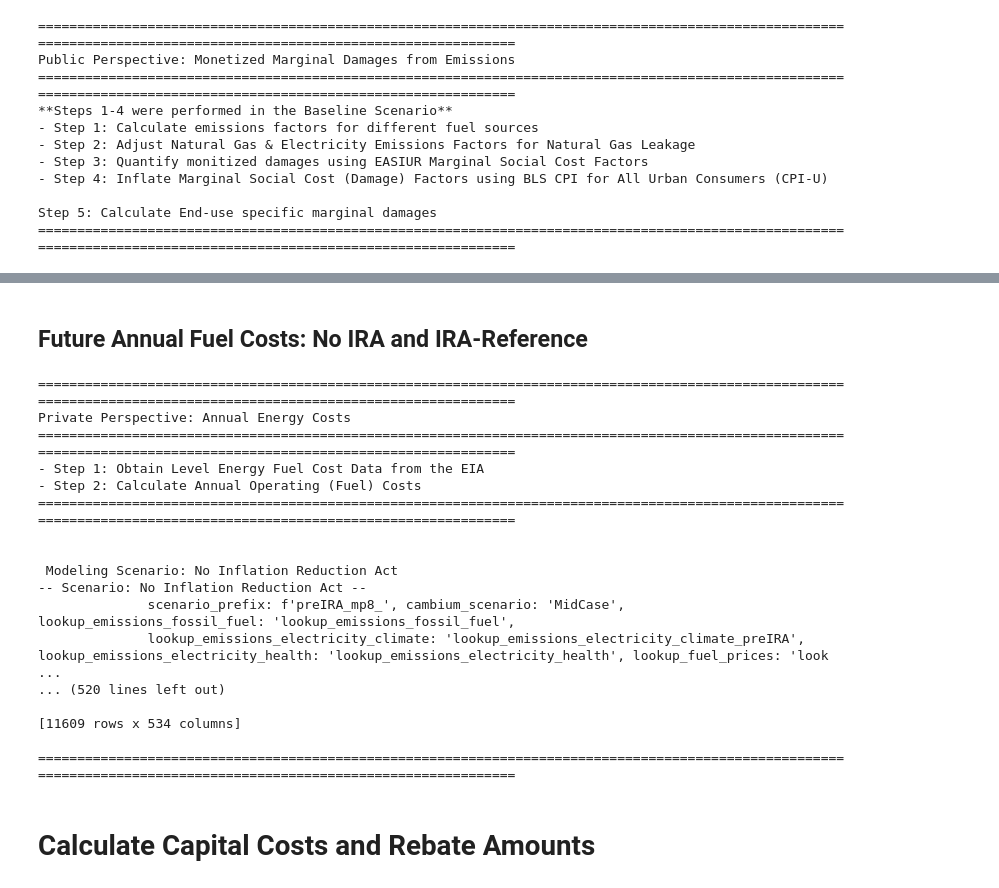
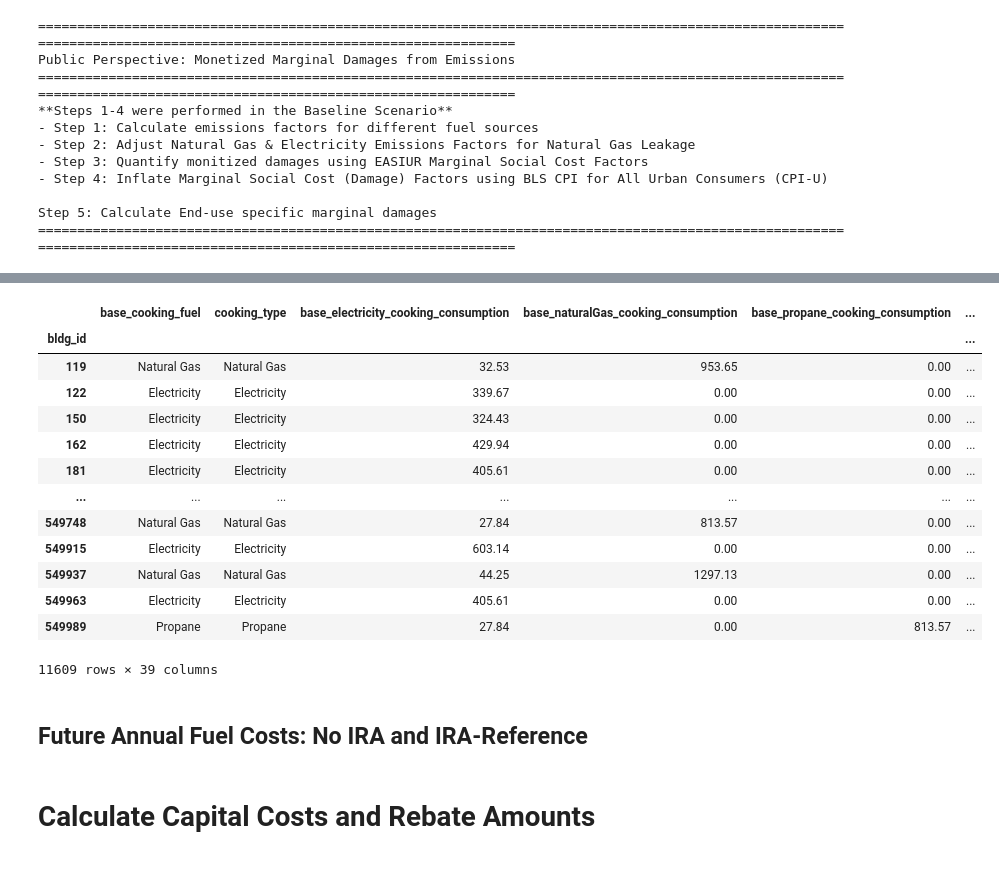
Before and after one commit to jordan-joseph126/cmu-tare-model, a Jupyter notebook: cmu_tare_model/model_scenarios/tare_basic_v2.1.ipynb, the cells around one changed output, grey strips where cells are left out. Cells and saved outputs as stored; diff of their text form; code cells hidden in the pictures.

Commit message:
print_verbose for data_processing, sample df utility, found issue with 0 -0.00, -0.01 values, archive old files

```diff
--- a/cmu_tare_model/model_scenarios/tare_basic_v2.1.ipynb
+++ b/cmu_tare_model/model_scenarios/tare_basic_v2.1.ipynb
@@ -410,44 +410,35 @@ Step 5: Calculate End-use specific marginal damages
 from cmu_tare_model.public_impact.calculate_lifetime_climate_impacts_sensitivity import *
 from cmu_tare_model.public_impact.calculate_lifetime_health_impacts_sensitivity import *
 # calculate_marginal_damages(df, menu_mp, policy_scenario, df_baseline_damages, df_detailed_damages)
+
 print("\n", "Modeling Scenario: No Inflation Reduction Act")
-
-# def calculate_lifetime_climate_impacts(
-#     df: pd.DataFrame,
-#     menu_mp: int,
-#     policy_scenario: str,
-#     df_baseline_damages: Optional[pd.DataFrame] = None
-# ) -> Tuple[pd.DataFrame, pd.DataFrame]:
 
 df_euss_am_mp8_home, df_mp8_noIRA_damages_climate = calculate_lifetime_climate_impacts(
     df=df_euss_am_mp8_home,
     menu_mp=menu_mp,
     policy_scenario='No Inflation Reduction Act',
-    df_baseline_damages=df_baseline_damages_climate
+    df_baseline_damages=df_baseline_damages_climate,
+    verbose=False  # Add this parameter
     )
-
-
-# def calculate_lifetime_health_impacts(
-#     df: pd.DataFrame,
-#     menu_mp: int,
-#     policy_scenario: str,
-#     df_baseline_damages: Optional[pd.DataFrame] = None
-# ) -> Tuple[pd.DataFrame, pd.DataFrame]:
 
 df_euss_am_mp8_home, df_mp8_noIRA_damages_health = calculate_lifetime_health_impacts(
     df=df_euss_am_mp8_home,
     menu_mp=menu_mp,
     policy_scenario='No Inflation Reduction Act',
-    df_baseline_damages=df_baseline_damages_health
+    df_baseline_damages=df_baseline_damages_health,
+    debug=False,
+    verbose=False  # Add this parameter
     )
 
 
 print("\n","Modeling Scenario: AEO2023 Reference Case")
+
 df_euss_am_mp8_home, df_mp8_IRA_damages_climate = calculate_lifetime_climate_impacts(
     df=df_euss_am_mp8_home,
     menu_mp=menu_mp,
     policy_scenario='AEO2023 Reference Case',
-    df_baseline_damages=df_baseline_damages_climate
+    df_baseline_damages=df_baseline_damages_climate,
+    verbose=False  # Add this parameter
     )
 
 
@@ -455,7 +446,9 @@ df_euss_am_mp8_home, df_mp8_IRA_damages_health = calculate_lifetime_health_impac
     df=df_euss_am_mp8_home,
     menu_mp=menu_mp,
     policy_scenario='AEO2023 Reference Case',
-    df_baseline_damages=df_baseline_damages_health
+    df_baseline_damages=df_baseline_damages_health,
+    debug=False,
+    verbose=False  # Add this parameter
     )
 
 
@@ -508,3 +974,30 @@ Calculating Climate Emissions and Damages from 2024 to 2039 for cooking
+# %%
+# Example 1: Generate consumption columns for baseline scenario
+df_sample_climate = create_sample_df(
+    df=df_euss_am_mp8_home,
+    include_groups=['base_equipment', 'emissions', 'climate_damages'],
+    categories=['cooking'],
+    scenarios=['preIRA', 'iraRef'],
+    metrics=['mt_co2e', 'damages_climate'],
+    mp_number=menu_mp,
+    regex_patterns=['upgrade_cook', 'key']
+)
+df_sample_climate
+# %% [output]
+|  | base_cooking_fuel | cooking_type | base_electricity_cooking_consumption | base_naturalGas_cooking_consumption | base_propane_cooking_consumption | ... |
+| bldg_id |  |  |  |  |  | ... |
+| 119 | Natural Gas | Natural Gas | 32.53 | 953.65 | 0.00 | ... |
+| 122 | Electricity | Electricity | 339.67 | 0.00 | 0.00 | ... |
+| 150 | Electricity | Electricity | 324.43 | 0.00 | 0.00 | ... |
+| 162 | Electricity | Electricity | 429.94 | 0.00 | 0.00 | ... |
+| 181 | Electricity | Electricity | 405.61 | 0.00 | 0.00 | ... |
+| ... | ... | ... | ... | ... | ... | ... |
+| 549748 | Natural Gas | Natural Gas | 27.84 | 813.57 | 0.00 | ... |
+| 549915 | Electricity | Electricity | 603.14 | 0.00 | 0.00 | ... |
+| 549937 | Natural Gas | Natural Gas | 44.25 | 1297.13 | 0.00 | ... |
+| 549963 | Electricity | Electricity | 405.61 | 0.00 | 0.00 | ... |
+| 549989 | Propane | Propane | 27.84 | 0.00 | 813.57 | ... |
+11609 rows × 39 columns
 # %% [markdown]
 ## Future Annual Fuel Costs: No IRA and IRA-Reference
 # %%
@@ -558,24 +1051,6 @@ SUMMARY DATAFRAME FOR MP8: df_euss_am_mp8_home
 
 ====================================================================================================================================================================
 """)
-# %% [output]
-====================================================================================================================================================================
-Private Perspective: Annual Energy Costs
-====================================================================================================================================================================
-- Step 1: Obtain Level Energy Fuel Cost Data from the EIA
-- Step 2: Calculate Annual Operating (Fuel) Costs
-====================================================================================================================================================================
-
-
- Modeling Scenario: No Inflation Reduction Act
--- Scenario: No Inflation Reduction Act --
-              scenario_prefix: f'preIRA_mp8_', cambium_scenario: 'MidCase', lookup_emissions_fossil_fuel: 'lookup_emissions_fossil_fuel',
-              lookup_emissions_electricity_climate: 'lookup_emissions_electricity_climate_preIRA', lookup_emissions_electricity_health: 'lookup_emissions_electricity_health', lookup_fuel_prices: 'look ...
-... (520 lines left out)
-
-[11609 rows x 534 columns]
-
-====================================================================================================================================================================
 # %% [markdown]
 # Calculate Capital Costs and Rebate Amounts
 # %% [markdown]
```
Also changed, not shown: parts of 31 cells of this notebook, 27 other files.
